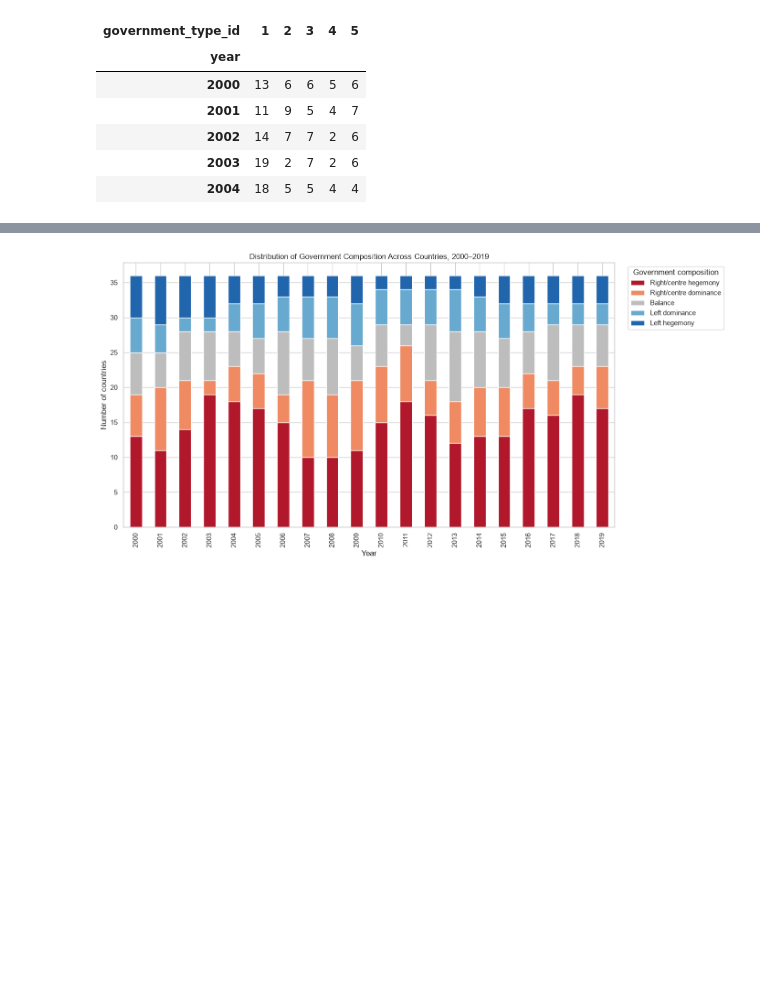
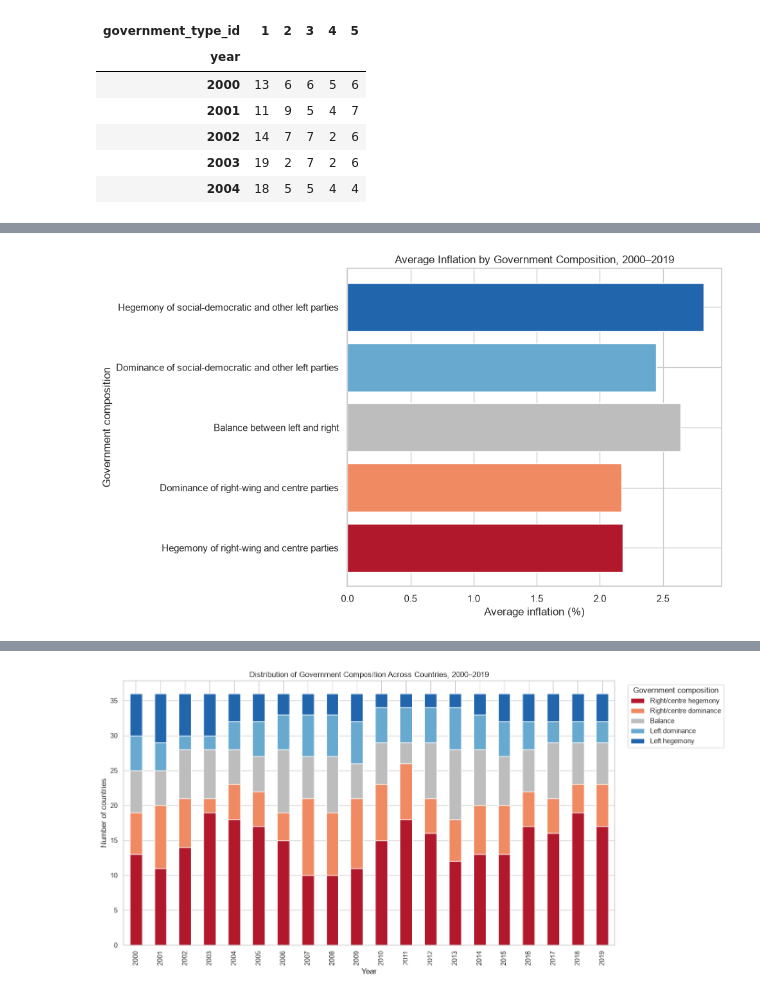
Before and after one commit to rekha-cyber/rekha_branch, a Jupyter notebook: notebooks/03_hypothesis_and_visualization.ipynb, the cells around one changed output, grey strips where cells are left out. Drawn from its saved outputs; the diff is of its cells as text; code cells hidden in the pictures; blank space fills up the shorter version.

```diff
--- a/notebooks/03_hypothesis_and_visualization.ipynb
+++ b/notebooks/03_hypothesis_and_visualization.ipynb
@@ -540,3 +540,21 @@ party_pivot.head()
 | 2002 | 14 | 7 | 7 | 2 | 6 |
 | 2003 | 19 | 2 | 7 | 2 | 6 |
 | 2004 | 18 | 5 | 5 | 4 | 4 |
+# %%
+in_q = """
+    SELECT
+        gt.government_type_id,
+        gt.government_type,
+        AVG(cy.inflation) AS avg_inflation,
+        COUNT(*) AS observations
+    FROM country_year AS cy
+    JOIN government_types AS gt
+        ON cy.government_type_id = gt.government_type_id
+    GROUP BY
+        gt.government_type_id,
+        gt.government_type
+    ORDER BY gt.government_type_id;
+"""
+
+inflation_by_gov = run_query(in_q)
+inflation_by_gov
@@ -542,0 +568,17 @@ party_pivot.head()
+# %%
+plt.figure(figsize=(10, 6))
+
+plt.barh(
+    inflation_by_gov["government_type"],
+    inflation_by_gov["avg_inflation"],
+    color=colors
+)
+
+plt.xlabel("Average inflation (%)")
+plt.ylabel("Government composition")
+plt.title("Average Inflation by Government Composition, 2000–2019")
+
+plt.tight_layout()
+plt.show()
+# %% [output]
+[figure, added]
```
Also changed, not shown: parts of 8 cells of this notebook, 1 other file.
